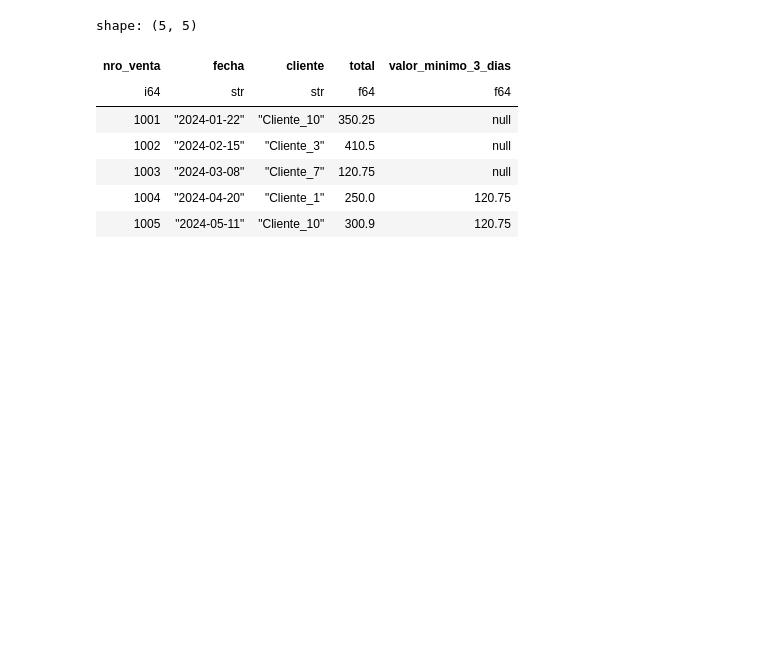
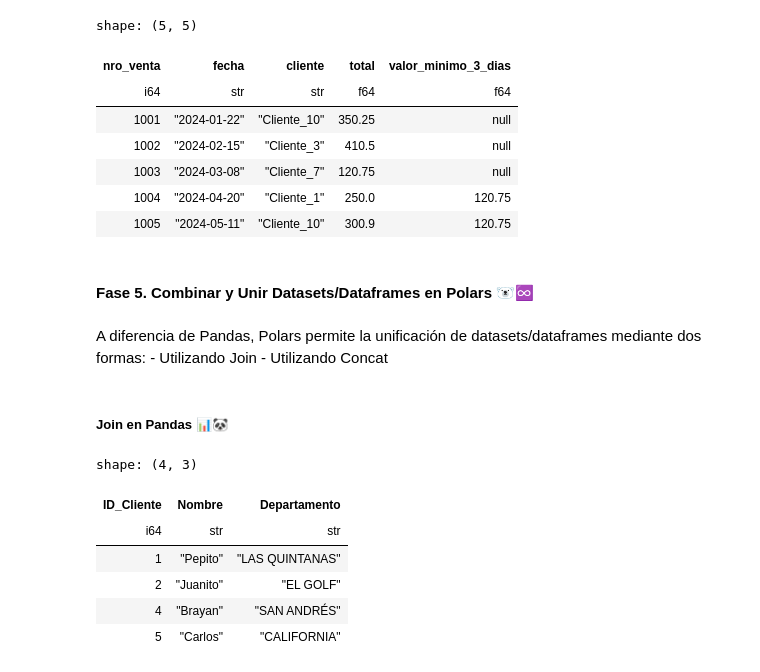
Before and after one commit to BrayanR03/Fundamentos-Pandas-y-Polars, a Jupyter notebook: polars/06_manipulacion_datos_polars.ipynb, the cells around one changed output. Drawn from its saved outputs; the diff is of its cells as text; code cells hidden in the pictures; blank space fills up the shorter version.

Commit message:
combinacion columnar en pandas y polars - merge y join

```diff
--- a/polars/06_manipulacion_datos_polars.ipynb
+++ b/polars/06_manipulacion_datos_polars.ipynb
@@ -864,3 +864,11 @@ shape: (5, 5)
 | 1003 | "2024-03-08" | "Cliente_7" | 120.75 | null |
 | 1004 | "2024-04-20" | "Cliente_1" | 250.0 | 120.75 |
 | 1005 | "2024-05-11" | "Cliente_10" | 300.9 | 120.75 |
+# %% [markdown]
+#### Fase 5. Combinar y Unir Datasets/Dataframes en Polars 🐻‍❄️♾️
+# %% [markdown]
+A diferencia de Pandas, Polars permite la unificación de datasets/dataframes mediante dos formas:
+    - Utilizando Join
+    - Utilizando Concat
+# %% [markdown]
+##### Join en Pandas 📊🐼
@@ -866,0 +915,63 @@ shape: (5, 5)
+# %%
+
+#### 💡 EJEMPLO 1 (UNIFICACIÓN DE DATAFRAMES [INNER])
+df_ejemplo_1 = df_uno.join(other=df_dos,on="ID_Cliente",how="inner")
+# df_ejemplo_1.shape[0] ## Cantidad de registros: 7
+# df_ejemplo_1.head(7)
+## [NO SE ENCUENTRA EL CLIENTE 3] ➡️ INNER MANTIENE LA INFORMACIÓN RELACIONADA Y EXISTENTE ENTRE AMBOS DATASETS
+
+#### 💡 EJEMPLO 2 (UNIFICACIÓN DE DATAFRAMES [LEFT])
+df_ejemplo_2 = df_uno.join(other=df_dos,on="ID_Cliente",how="left")
+# df_ejemplo_2.shape[0] ## Cantidad de registros: 8
+# df_ejemplo_2.head(8)
+## [SE ENCUENTRA EL CLIENTE 3] ➡️ LEFT MANTIENE LA INFORMACIÓN DEL LADO IZQUIERDO (df_uno)
+## [ASÍ NO EXISTA ALGÚN REGISTRO EN EL LADO DERECHO (df_dos)]
+
+#### 💡 EJEMPLO 3 (UNIFICACIÓN DE DATAFRAMES [RIGHT])
+df_ejemplo_3 = df_uno.join(other=df_dos,on="ID_Cliente",how="right")
+# df_ejemplo_3.shape[0] ## Cantidad de registros: 8
+# df_ejemplo_3.head(8)
+## [SE ENCUENTRA EL CLIENTE 3] ➡️ RIGHT MANTIENE LA INFORMACIÓN DEL LADO DERECHO (df_dos)
+## [ASÍ NO EXISTA ALGÚN REGISTRO EN EL LADO IZQUIERDO (df_uno)]
+
+#### 💡 EJEMPLO 4 (UNIFICACIÓN DE DATAFRAMES [FULL] o [OUTER]) ⬅️ AMBOS REALIZAN LO MISMO
+df_ejemplo_4 = df_uno.join(other=df_dos,on="ID_Cliente",how="full")
+# df_ejemplo_4.shape[0] ## Cantidad de registros: 9
+# df_ejemplo_4.head(9)
+## ➡️ FULL u OUTER MANTIENE LA INFORMACIÓN DE AMBOS DATAFRAMES.
+
+#### 💡 EJEMPLO 5 (UNIFICACIÓN DE DATAFRAMES [CROSS] ➡️ Forma 2.)
+df_ejemplo_5 = df_uno.join(other=df_dos,how="cross")
+# df_ejemplo_5.shape[0] ## Cantidad de registros: 40
+# df_ejemplo_5.head()
+## ➡️ CROSS GENERA TODAS LAS COMBINACIONES POSIBLES DE LAS FILAS DEL df_uno CON LAS FILAS DEL df_dos.
+##     (YA NO NECESITAMOS UTILIZAR EL PARÁMETRO "on=")
+
+# #### 💡 EJEMPLO 6 (UNIFICACIÓN DE DATAFRAMES [INNER] ➡️ Forma 2. + left_on + right_on)
+df_ejemplo_6 = df_uno.join(other=df_tres,how="inner",left_on="ID_Cliente",right_on="Cliente_ID")
+# df_ejemplo_6.shape[0] ## Cantidad de registros: 7
+# df_ejemplo_6.head(7)
+## ➡️ CUANDO UTILIZAMOS left_on Y right_on YA NO NECESITAMOS UTILIZAR EL PARÁMETRO "on="
+## 📝 left_on ⬅️➡️ right_on : Parámetros que permiten unificar dataset/dataframes
+##    cuando las columnas en común tienen diferente nombre.
+
+
+#### 💡 EJEMPLO ANTI (PERMITE DEVOLVER LAS FILAS DE df_uno QUE NO SE ENCUENTRAN EN df_dos)
+df_ejemplo_anti = df_uno.join(other=df_dos,how="anti",on="ID_Cliente")
+# df_ejemplo_anti.shape[0] ## Cantidad de registros: 1
+# df_ejemplo_anti.head()
+
+
+#### 💡 EJEMPLO SEMI (PERMITE DEVOLVER LAS FILAS DE df_uno EXISTENTES EN df_dos)
+####        PERO DEVOLVIENDO SOLO LAS FILAS DE df_uno
+df_ejemplo_semi = df_uno.join(other=df_dos,how="semi",on="ID_Cliente")
+# df_ejemplo_semi.shape[0] ## Cantidad de registros: 1
+# df_ejemplo_semi.head()
+# %% [output]
+shape: (4, 3)
+| ID_Cliente | Nombre | Departamento |
+| i64 | str | str |
+| 1 | "Pepito" | "LAS QUINTANAS" |
+| 2 | "Juanito" | "EL GOLF" |
+| 4 | "Brayan" | "SAN ANDRÉS" |
+| 5 | "Carlos" | "CALIFORNIA" |
```
Also changed, not shown: parts of 1 cell of this notebook, 1 other file.
